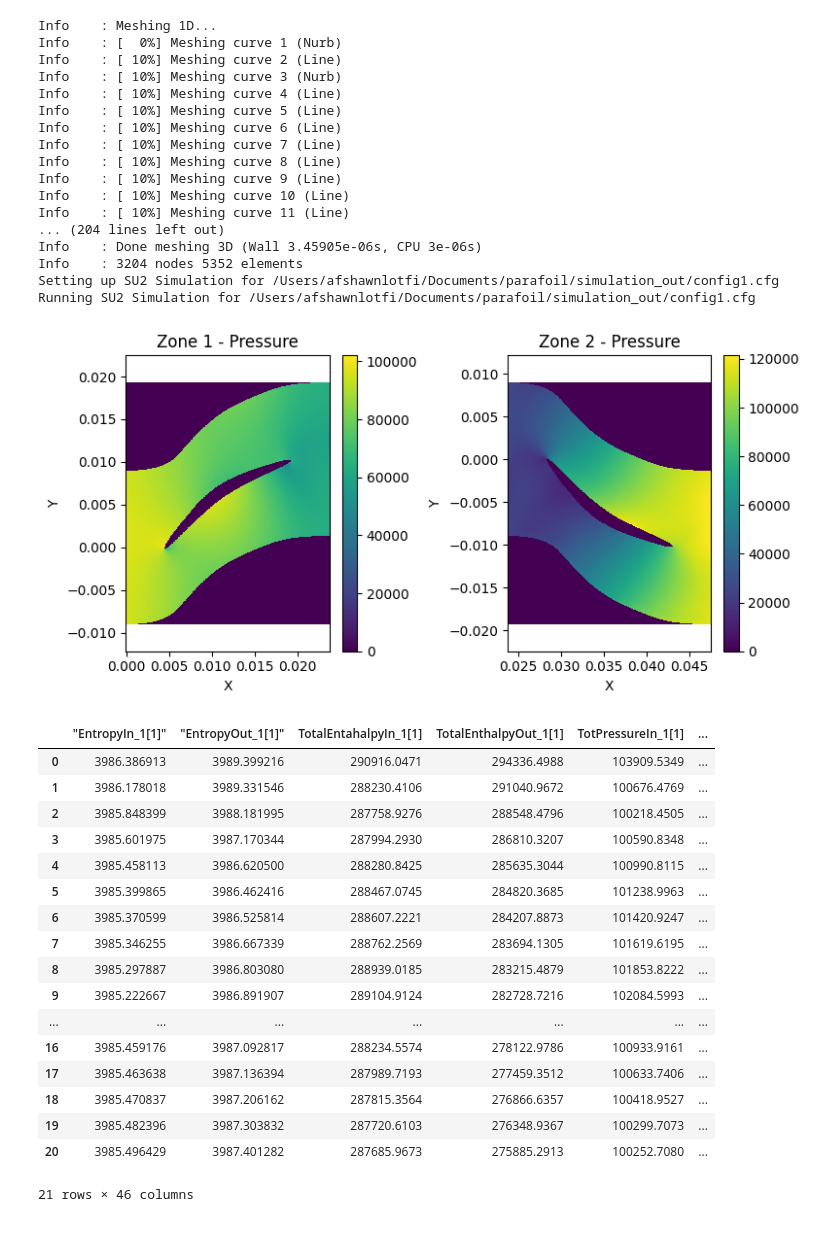
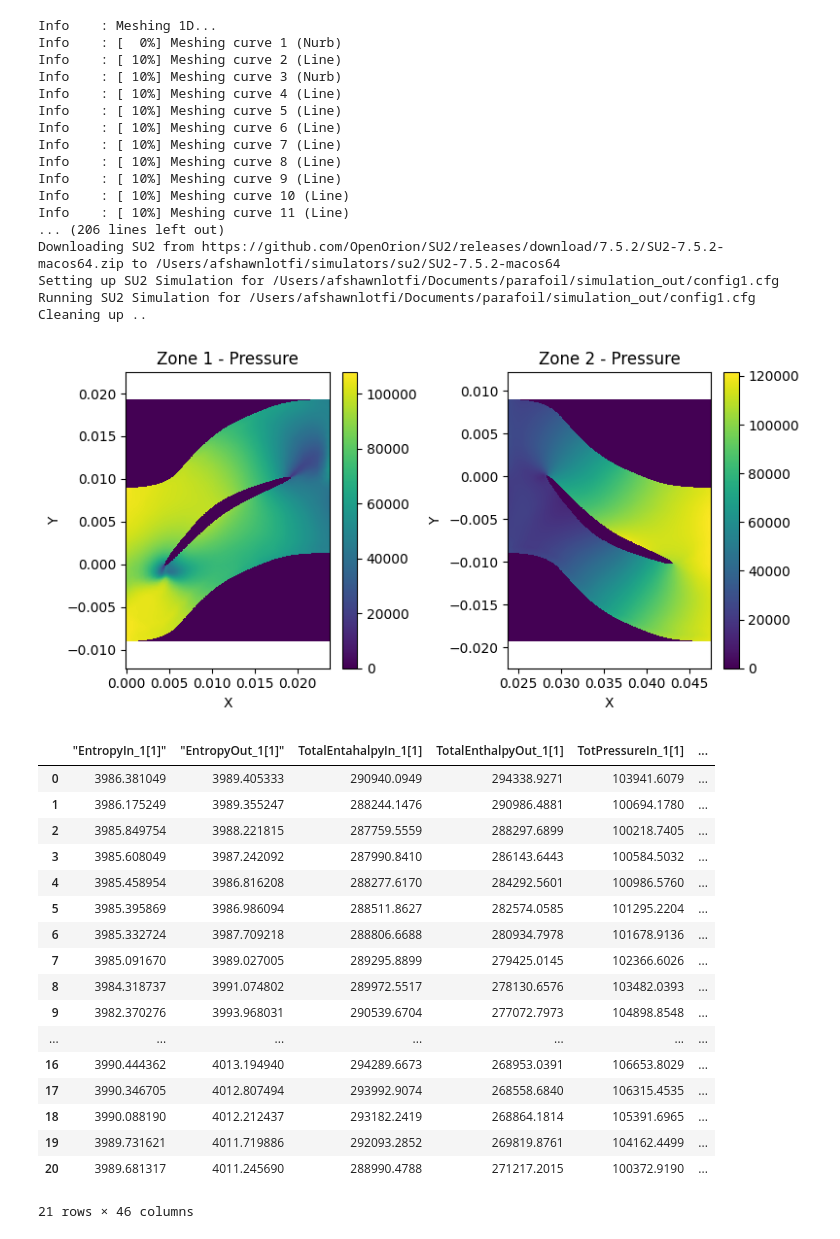
Before and after one commit to OpenOrion/parafoil, a Jupyter notebook: examples/turbo_stage.ipynb, the cells around one changed output. Cells and saved outputs as stored; diff of their text form; code cells hidden in the pictures.

```diff
--- a/examples/turbo_stage.ipynb
+++ b/examples/turbo_stage.ipynb
@@ -127,62 +104,64 @@ Zones
 from paraflow import run_simulation, get_flasher, ConfigParameters, get_frames, display_frame
 
 flasher = get_flasher("air", "gas")
-inlet_total_state = flasher.flash(P=101000, T=288, mach_number=0.4098, translational_velocity=-81.9296629718337)
-target_outlet_static_state = flasher.flash(P=129810, T=312)
 sim_results = run_simulation(
     axial_turbo_passage,
     config_params=ConfigParameters(
-        inlet_total_state=inlet_total_state,
-        target_outlet_static_state=target_outlet_static_state
+        inlet_total_state=flasher.flash(P=101000, T=288, mach_number=0.4098),
+        target_outlet_static_state=flasher.flash(P=129810, T=312),
+        translation=[
+            np.array([0.0, 100.0, 0.0]),
+            None
+        ]
     ),
     working_directory="/Users/afshawnlotfi/Documents/parafoil/simulation_out",
     id="1",
-    auto_delete=False,
+    auto_delete=True,
     simulator_config={
         "custom_download_url": "https://github.com/OpenOrion/SU2/releases/download/7.5.2/SU2-7.5.2-macos64.zip"
     }
 )
 frames = get_frames(
     sim_results,
     property_names=["Pressure"],
     num_pnts=500,
 )
 display_frame(frames, "Pressure")
 sim_results.eval_values
 # %% [output]
 Info    : Meshing 1D...
 Info    : [  0%] Meshing curve 1 (Nurb)
 Info    : [ 10%] Meshing curve 2 (Line)
 Info    : [ 10%] Meshing curve 3 (Nurb)
 Info    : [ 10%] Meshing curve 4 (Line)
 Info    : [ 10%] Meshing curve 5 (Line)
 Info    : [ 10%] Meshing curve 6 (Line)
 Info    : [ 10%] Meshing curve 7 (Line)
 Info    : [ 10%] Meshing curve 8 (Line)
 Info    : [ 10%] Meshing curve 9 (Line)
 Info    : [ 10%] Meshing curve 10 (Line)
 Info    : [ 10%] Meshing curve 11 (Line)
-... (204 lines left out)
-Info    : Done meshing 3D (Wall 3.45905e-06s, CPU 3e-06s)
-Info    : 3204 nodes 5352 elements
+... (206 lines left out)
+Downloading SU2 from https://github.com/OpenOrion/SU2/releases/download/7.5.2/SU2-7.5.2-macos64.zip to /Users/afshawnlotfi/simulators/su2/SU2-7.5.2-macos64
 Setting up SU2 Simulation for /Users/afshawnlotfi/Documents/parafoil/simulation_out/config1.cfg
 Running SU2 Simulation for /Users/afshawnlotfi/Documents/parafoil/simulation_out/config1.cfg
+Cleaning up ..
-[figure, old version]
+[figure, new version]
 |  | "EntropyIn_1[1]" | "EntropyOut_1[1]" | TotalEntahalpyIn_1[1] | TotalEnthalpyOut_1[1] | TotPressureIn_1[1] | ... |
-| 0 | 3986.386913 | 3989.399216 | 290916.0471 | 294336.4988 | 103909.5349 | ... |
-| 1 | 3986.178018 | 3989.331546 | 288230.4106 | 291040.9672 | 100676.4769 | ... |
-| 2 | 3985.848399 | 3988.181995 | 287758.9276 | 288548.4796 | 100218.4505 | ... |
-| 3 | 3985.601975 | 3987.170344 | 287994.2930 | 286810.3207 | 100590.8348 | ... |
-| 4 | 3985.458113 | 3986.620500 | 288280.8425 | 285635.3044 | 100990.8115 | ... |
-| 5 | 3985.399865 | 3986.462416 | 288467.0745 | 284820.3685 | 101238.9963 | ... |
-| 6 | 3985.370599 | 3986.525814 | 288607.2221 | 284207.8873 | 101420.9247 | ... |
-| 7 | 3985.346255 | 3986.667339 | 288762.2569 | 283694.1305 | 101619.6195 | ... |
-| 8 | 3985.297887 | 3986.803080 | 288939.0185 | 283215.4879 | 101853.8222 | ... |
-| 9 | 3985.222667 | 3986.891907 | 289104.9124 | 282728.7216 | 102084.5993 | ... |
+| 0 | 3986.381049 | 3989.405333 | 290940.0949 | 294338.9271 | 103941.6079 | ... |
+| 1 | 3986.175249 | 3989.355247 | 288244.1476 | 290986.4881 | 100694.1780 | ... |
+| 2 | 3985.849754 | 3988.221815 | 287759.5559 | 288297.6899 | 100218.7405 | ... |
+| 3 | 3985.608049 | 3987.242092 | 287990.8410 | 286143.6443 | 100584.5032 | ... |
+| 4 | 3985.458954 | 3986.816208 | 288277.6170 | 284292.5601 | 100986.5760 | ... |
+| 5 | 3985.395869 | 3986.986094 | 288511.8627 | 282574.0585 | 101295.2204 | ... |
+| 6 | 3985.332724 | 3987.709218 | 288806.6688 | 280934.7978 | 101678.9136 | ... |
+| 7 | 3985.091670 | 3989.027005 | 289295.8899 | 279425.0145 | 102366.6026 | ... |
+| 8 | 3984.318737 | 3991.074802 | 289972.5517 | 278130.6576 | 103482.0393 | ... |
+| 9 | 3982.370276 | 3993.968031 | 290539.6704 | 277072.7973 | 104898.8548 | ... |
 | ... | ... | ... | ... | ... | ... | ... |
-| 16 | 3985.459176 | 3987.092817 | 288234.5574 | 278122.9786 | 100933.9161 | ... |
-| 17 | 3985.463638 | 3987.136394 | 287989.7193 | 277459.3512 | 100633.7406 | ... |
-| 18 | 3985.470837 | 3987.206162 | 287815.3564 | 276866.6357 | 100418.9527 | ... |
-| 19 | 3985.482396 | 3987.303832 | 287720.6103 | 276348.9367 | 100299.7073 | ... |
-| 20 | 3985.496429 | 3987.401282 | 287685.9673 | 275885.2913 | 100252.7080 | ... |
+| 16 | 3990.444362 | 4013.194940 | 294289.6673 | 268953.0391 | 106653.8029 | ... |
+| 17 | 3990.346705 | 4012.807494 | 293992.9074 | 268558.6840 | 106315.4535 | ... |
+| 18 | 3990.088190 | 4012.212437 | 293182.2419 | 268864.1814 | 105391.6965 | ... |
+| 19 | 3989.731621 | 4011.719886 | 292093.2852 | 269819.8761 | 104162.4499 | ... |
+| 20 | 3989.681317 | 4011.245690 | 288990.4788 | 271217.2015 | 100372.9190 | ... |
 21 rows × 46 columns
```
Also changed, not shown: parts of 1 cell of this notebook, 8 other files.
